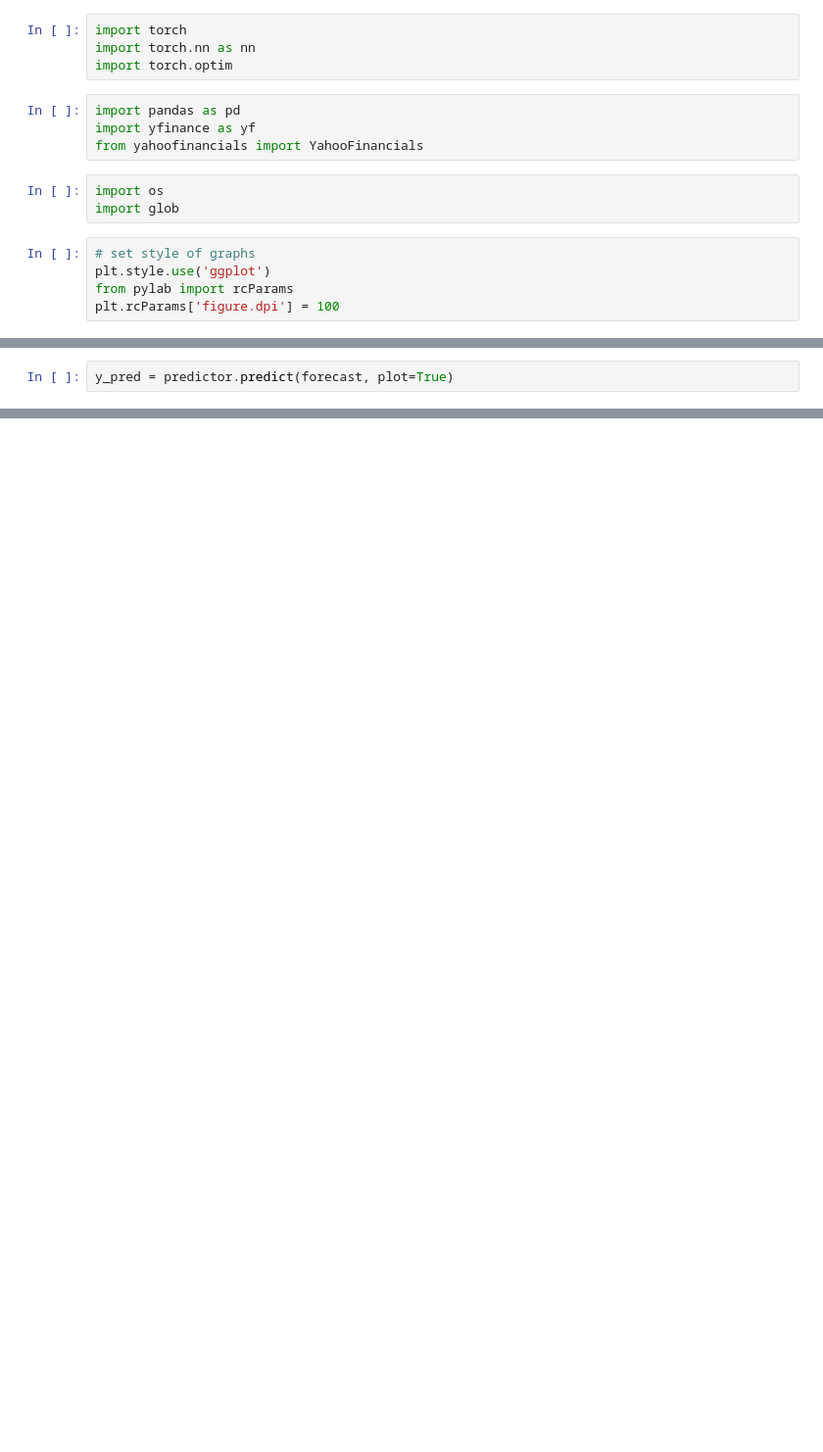
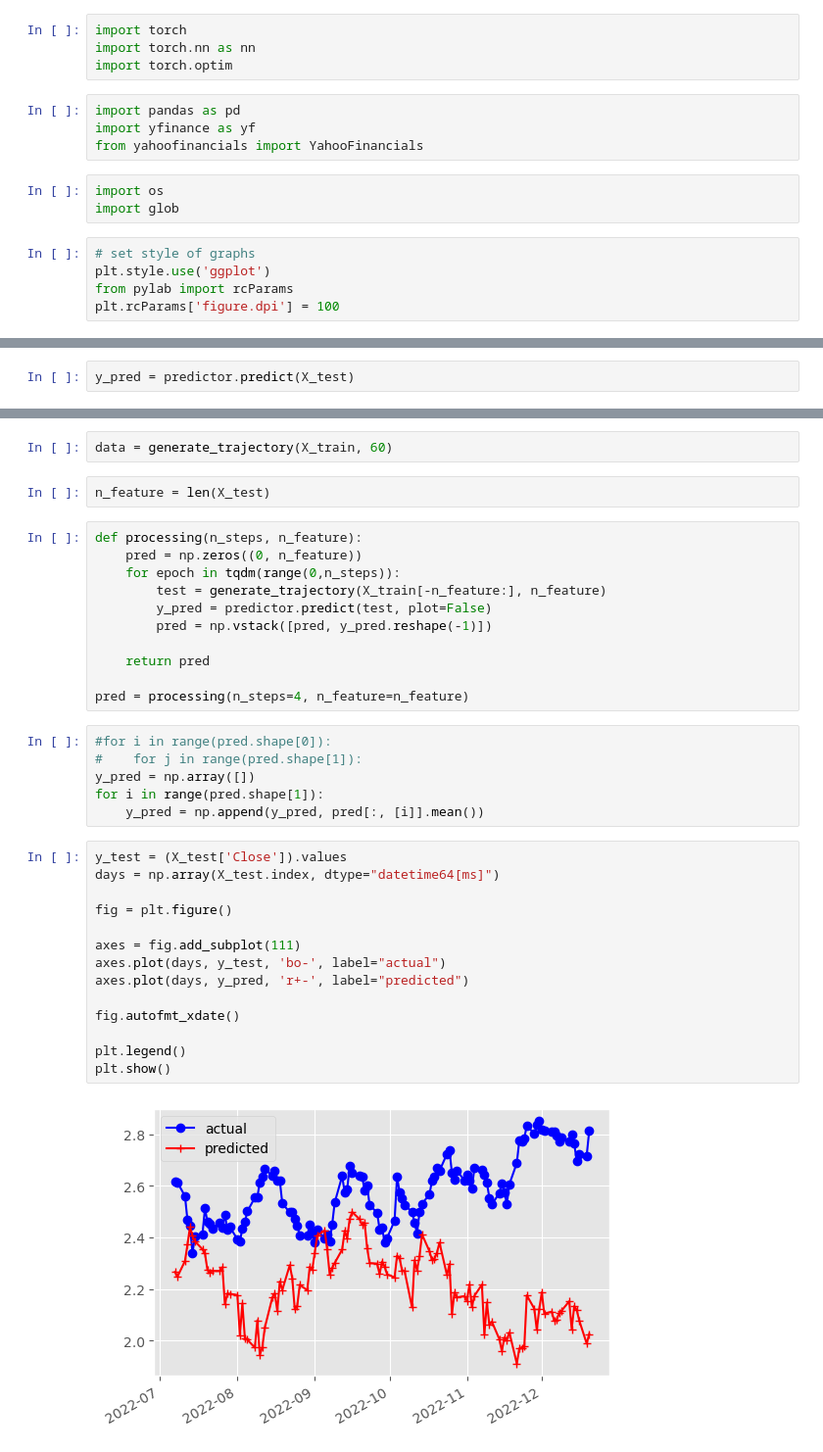
Before and after one commit to SilvioBaratto/stockpy, a Jupyter notebook: stockpy/neural_network/debug.ipynb, the cells around one changed output, grey strips where cells are left out. Shown: that part at 98% size. Saved outputs shown, nothing was run; the diff lists cells and outputs as text; blank space fills up the shorter version.

```diff
--- a/stockpy/neural_network/debug.ipynb
+++ b/stockpy/neural_network/debug.ipynb
@@ -48,2 +43,2 @@ forecast = pd.concat([X_test, today])
 # %%
-y_pred = predictor.predict(forecast, plot=True)
+y_pred = predictor.predict(X_test)
@@ -92,0 +67,37 @@ NameError: name 'initModelPath' is not defined
+# %%
+data = generate_trajectory(X_train, 60)
+# %%
+n_feature = len(X_test)
+# %%
+def processing(n_steps, n_feature):
+    pred = np.zeros((0, n_feature))
+    for epoch in tqdm(range(0,n_steps)):
+        test = generate_trajectory(X_train[-n_feature:], n_feature)
+        y_pred = predictor.predict(test, plot=False)
+        pred = np.vstack([pred, y_pred.reshape(-1)])
+
+    return pred
+
+pred = processing(n_steps=4, n_feature=n_feature)
+# %%
+#for i in range(pred.shape[0]):
+#    for j in range(pred.shape[1]):
+y_pred = np.array([])
+for i in range(pred.shape[1]):
+    y_pred = np.append(y_pred, pred[:, [i]].mean())
+# %%
+y_test = (X_test['Close']).values
+days = np.array(X_test.index, dtype="datetime64[ms]")
+
+fig = plt.figure()
+
+axes = fig.add_subplot(111)
+axes.plot(days, y_test, 'bo-', label="actual")
+axes.plot(days, y_pred, 'r+-', label="predicted")
+
+fig.autofmt_xdate()
+
+plt.legend()
+plt.show()
+# %% [output]
+[figure, added]
```
Also changed, not shown: parts of 10 cells of this notebook, 15 other files.
